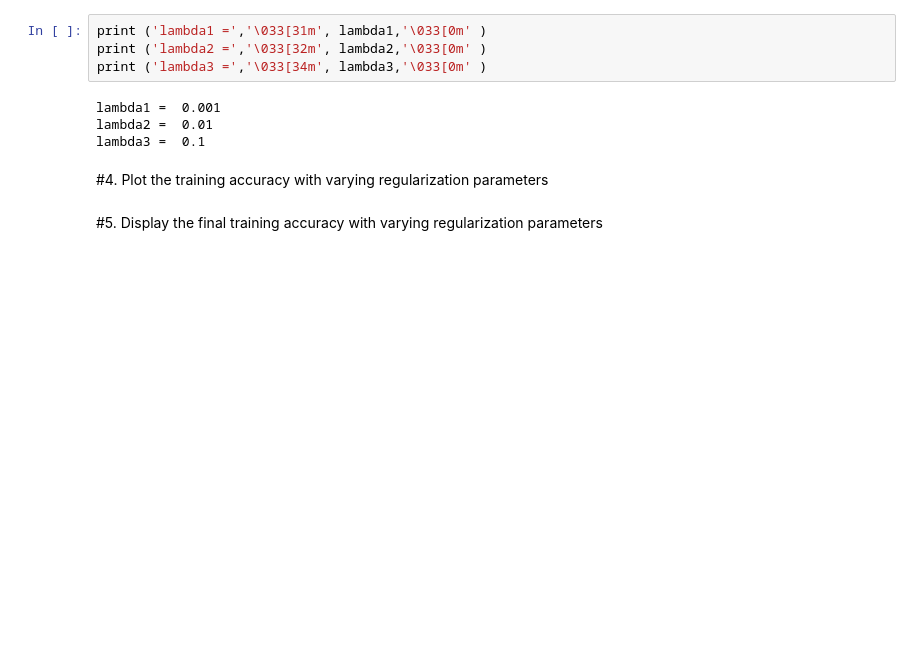
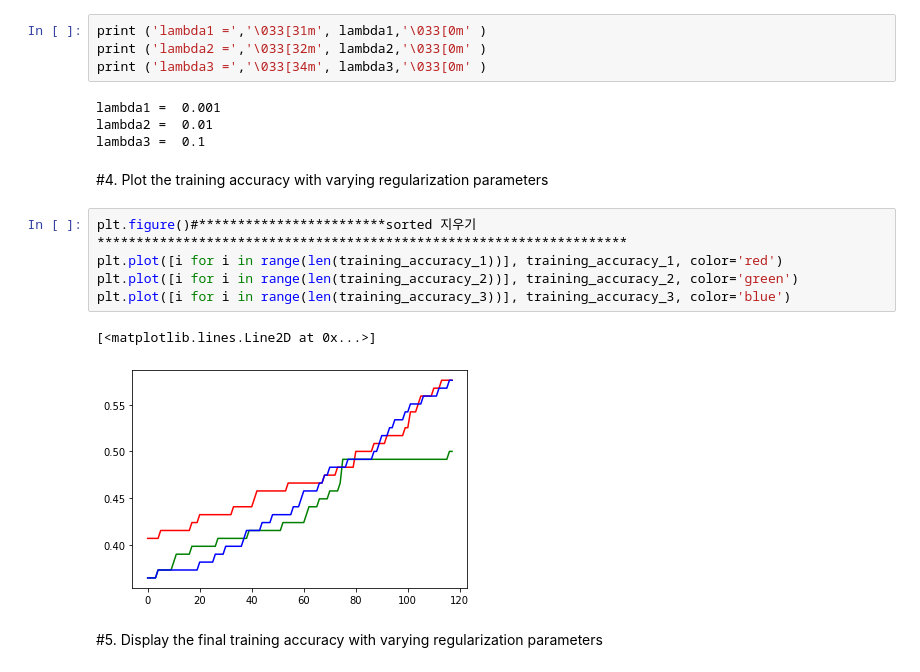
Before and after one commit to seyoung911/ClearWater, a Jupyter notebook: Assignment07.ipynb, the cells around one changed output. Saved outputs shown, nothing was run; the diff lists cells and outputs as text; blank space fills up the shorter version.

Commit message:
training accuracy checking, plotting

```diff
--- a/Assignment07.ipynb
+++ b/Assignment07.ipynb
@@ -265,5 +265,13 @@ lambda2 =  0.01
 lambda3 =  0.1
 # %% [markdown]
 #4. Plot the training accuracy with varying regularization parameters
+# %%
+plt.figure()#************************sorted 지우기********************************************************************
+plt.plot([i for i in range(len(training_accuracy_1))], training_accuracy_1, color='red')
+plt.plot([i for i in range(len(training_accuracy_2))], training_accuracy_2, color='green')
+plt.plot([i for i in range(len(training_accuracy_3))], training_accuracy_3, color='blue')
+# %% [output]
+[<matplotlib.lines.Line2D at 0x...>]
+[figure, added]
 # %% [markdown]
 #5. Display the final training accuracy with varying regularization parameters
```
